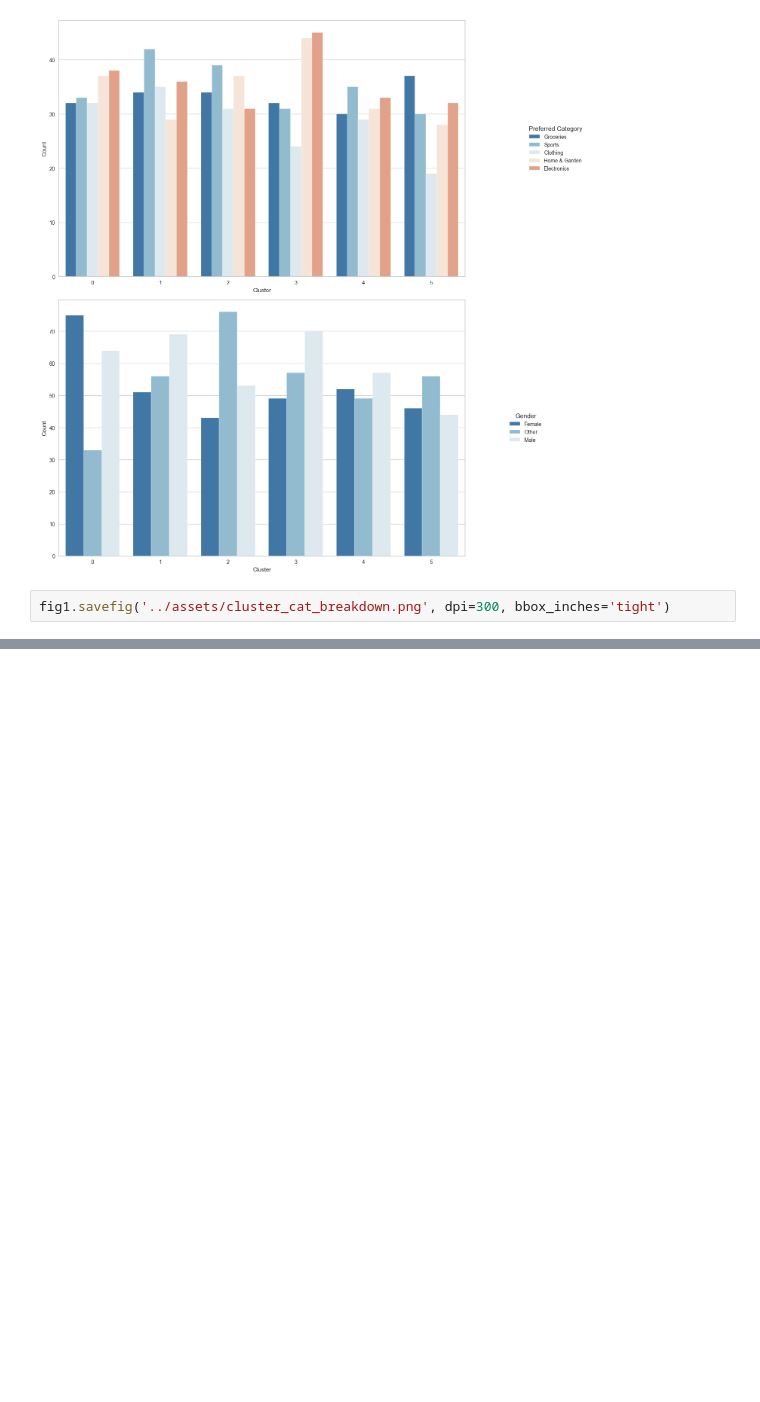
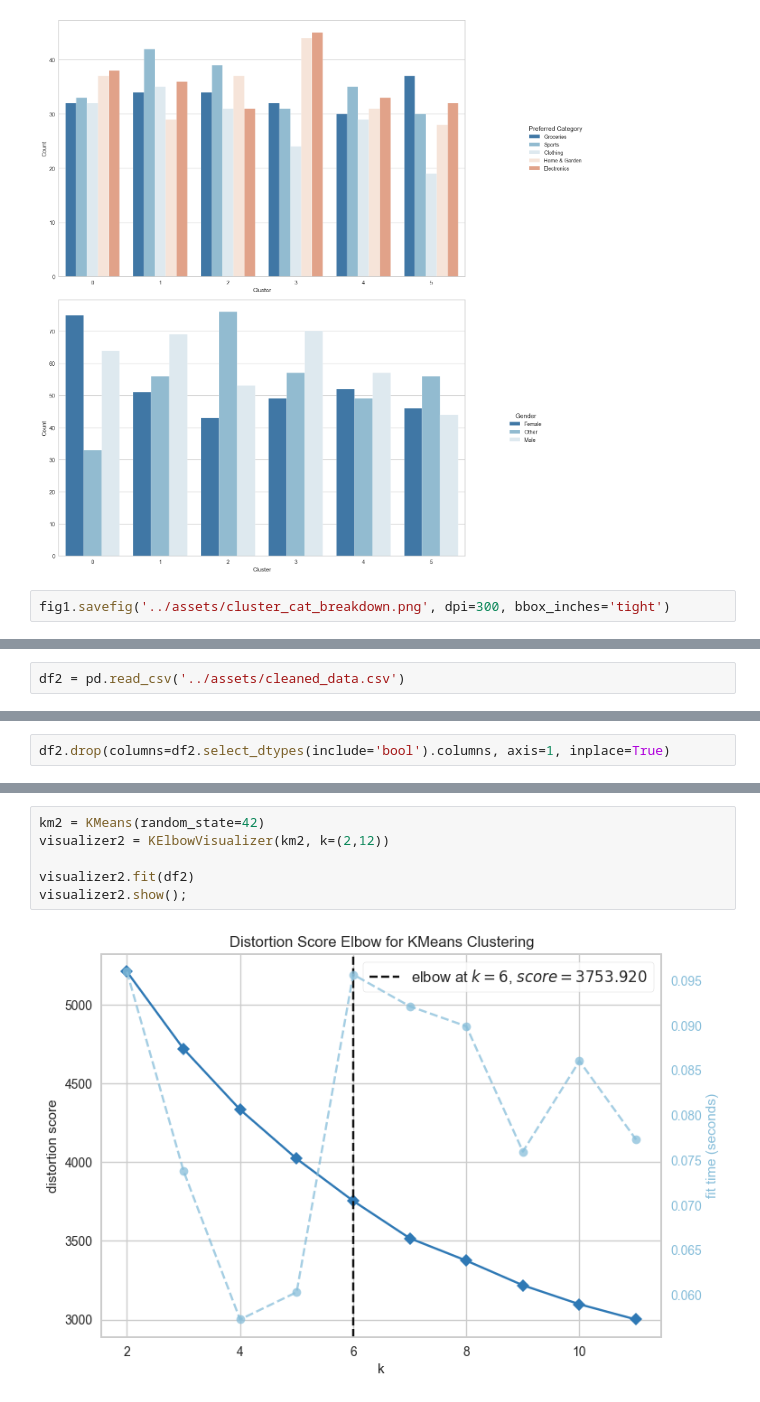
Before and after one commit to AThompson04/customer-segmentation, a Jupyter notebook: notebooks/model.ipynb, the cells around one changed output, grey strips where cells are left out. Saved outputs shown, nothing was run; the diff lists cells and outputs as text; blank space fills up the shorter version.

```diff
--- a/notebooks/model.ipynb
+++ b/notebooks/model.ipynb
@@ -342,0 +345,2 @@ fig1.savefig('../assets/cluster_cat_breakdown.png', dpi=300, bbox_inches='tight'
+# %%
+df2 = pd.read_csv('../assets/cleaned_data.csv')
@@ -342,0 +378,2 @@ fig1.savefig('../assets/cluster_cat_breakdown.png', dpi=300, bbox_inches='tight'
+# %%
+df2.drop(columns=df2.select_dtypes(include='bool').columns, axis=1, inplace=True)
@@ -342,0 +389,8 @@ fig1.savefig('../assets/cluster_cat_breakdown.png', dpi=300, bbox_inches='tight'
+# %%
+km2 = KMeans(random_state=42)
+visualizer2 = KElbowVisualizer(km2, k=(2,12))
+
+visualizer2.fit(df2)
+visualizer2.show();
+# %% [output]
+[figure, added]
```
Also changed, not shown: parts of 8 cells of this notebook, 4 other files.
